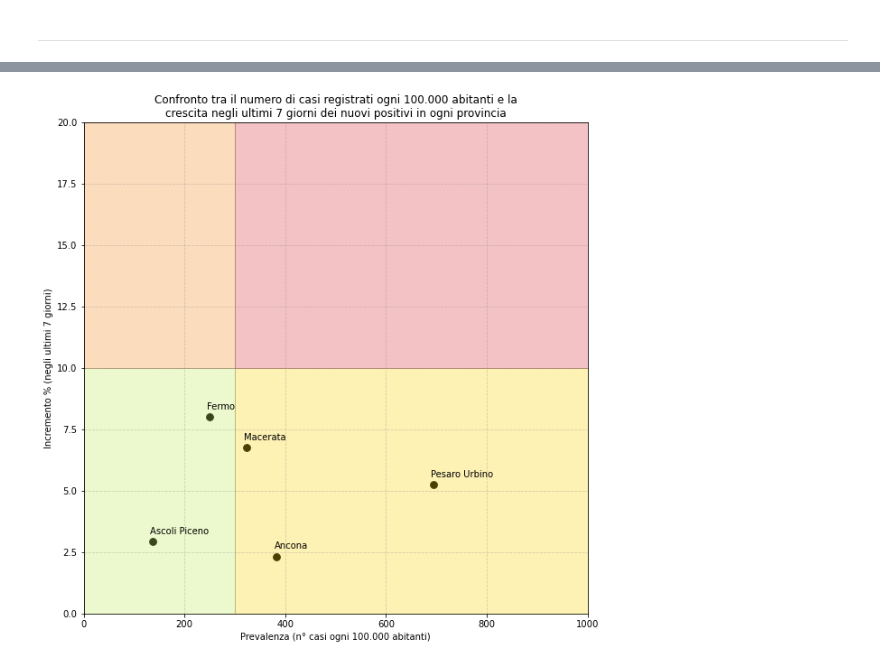
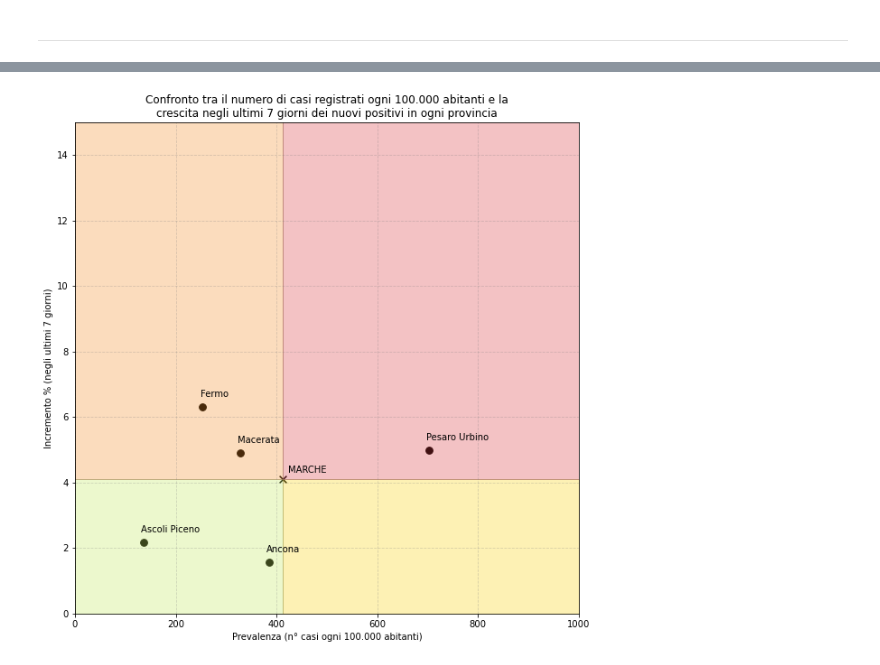
Before and after one commit to Biuni/coronavirus-marche, a Jupyter notebook: notebook/Andamento_Positivi.ipynb, the cells around one changed output, grey strips where cells are left out. Saved outputs shown, nothing was run; the diff lists cells and outputs as text; code cells hidden in the pictures.

```diff
--- a/notebook/Andamento_Positivi.ipynb
+++ b/notebook/Andamento_Positivi.ipynb
@@ -490,38 +490,40 @@ incremento_percentuale_7_giorni_mc = (data['malati_totali_provincia_macerata'].m
 incremento_percentuale_7_giorni_fm = (data['malati_totali_provincia_fermo'].max() - data[-8:-7]['malati_totali_provincia_fermo']) / data[-8:-7]['malati_totali_provincia_fermo'] * 100
 incremento_percentuale_7_giorni_ap = (data['malati_totali_provincia_ascoli_piceno'].max() - data[-8:-7]['malati_totali_provincia_ascoli_piceno']) / data[-8:-7]['malati_totali_provincia_ascoli_piceno'] * 100
 
+X = data['tamponi_totali_casi_positivi'].max() / (ABITANTI_PU + ABITANTI_AN + ABITANTI_MC + ABITANTI_FM + ABITANTI_AP) * 100000
+Y = (data['malati_totali_persone'].max() - data[-8:-7]['malati_totali_persone']) / data[-8:-7]['malati_totali_persone'] * 100
+
 fig, ax = plt.subplots(figsize=(10,10))
 ax.scatter(casi_100k_abitanti_pu, incremento_percentuale_7_giorni_pu, color='black', s=60)
 ax.scatter(casi_100k_abitanti_an, incremento_percentuale_7_giorni_an, color='black', s=60)
 ax.scatter(casi_100k_abitanti_mc, incremento_percentuale_7_giorni_mc, color='black', s=60)
 ax.scatter(casi_100k_abitanti_fm, incremento_percentuale_7_giorni_fm, color='black', s=60)
 ax.scatter(casi_100k_abitanti_ap, incremento_percentuale_7_giorni_ap, color='black', s=60)
+ax.scatter(X, Y, color='black', s=60, marker='x')
 ax.set_xlabel('Prevalenza (n° casi ogni 100.000 abitanti)')
 ax.set_ylabel('Incremento % (negli ultimi 7 giorni)')
 ax.set_title('Confronto tra il numero di casi registrati ogni 100.000 abitanti e la\ncrescita negli ultimi 7 giorni dei nuovi positivi in ogni provincia')
 
 ax.annotate('Pesaro Urbino', (casi_100k_abitanti_pu, incremento_percentuale_7_giorni_pu), (casi_100k_abitanti_pu-5, incremento_percentuale_7_giorni_pu+0.3))
 ax.annotate('Ancona', (casi_100k_abitanti_an, incremento_percentuale_7_giorni_an), (casi_100k_abitanti_an-5, incremento_percentuale_7_giorni_an+0.3))
 ax.annotate('Macerata', (casi_100k_abitanti_mc, incremento_percentuale_7_giorni_mc), (casi_100k_abitanti_mc-5, incremento_percentuale_7_giorni_mc+0.3))
 ax.annotate('Fermo', (casi_100k_abitanti_fm, incremento_percentuale_7_giorni_fm), (casi_100k_abitanti_fm-5, incremento_percentuale_7_giorni_fm+0.3))
 ax.annotate('Ascoli Piceno', (casi_100k_abitanti_ap, incremento_percentuale_7_giorni_ap), (casi_100k_abitanti_ap-5, incremento_percentuale_7_giorni_ap+0.3))
-
-X = 300
-Y = 10
+ax.annotate('MARCHE', (X, Y), (X+10, Y+0.2))
 
 ax.axvline(X, color='gray', linestyle='solid', lw=1, alpha=0.4)
-ax.axhline(Y, color='gray', linestyle='solid', lw=1, alpha=0.4)
+ax.axhline(float(Y), color='gray', linestyle='solid', lw=1, alpha=0.4)
 
 ax.fill_between([0, X],0,Y,alpha=0.3, color='#c2e85c')  # blue
 ax.fill_between([X, 1000], 0, Y, alpha=0.3, color='#F9D307')  # yellow
 ax.fill_between([0, X], Y, 1000, alpha=0.3, color='#F38D25')  # orange
 ax.fill_between([X, 1000], Y, 1000, alpha=0.3, color='#DA383D')  # red
 
 plt.xlim(left=0, right=1000)
-plt.ylim(bottom=0, top=20)
+plt.ylim(bottom=0, top=15)
 ax.yaxis.grid(color='gray', linestyle='dashed', alpha=0.3)
 ax.xaxis.grid(color='gray', linestyle='dashed', alpha=0.3)
 plt.savefig('images/andamento-positivi-15.png', bbox_inches='tight')
 plt.show()
 # %% [output]
-[figure, old version]
+[figure, new version]
```
Also changed, not shown: parts of 16 cells of this notebook, 22 other files.
